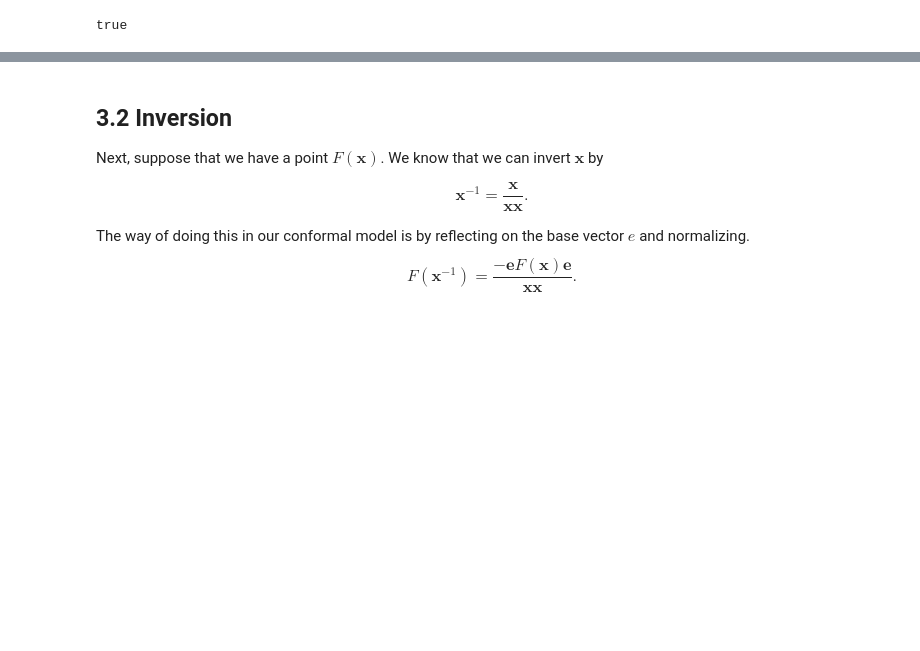
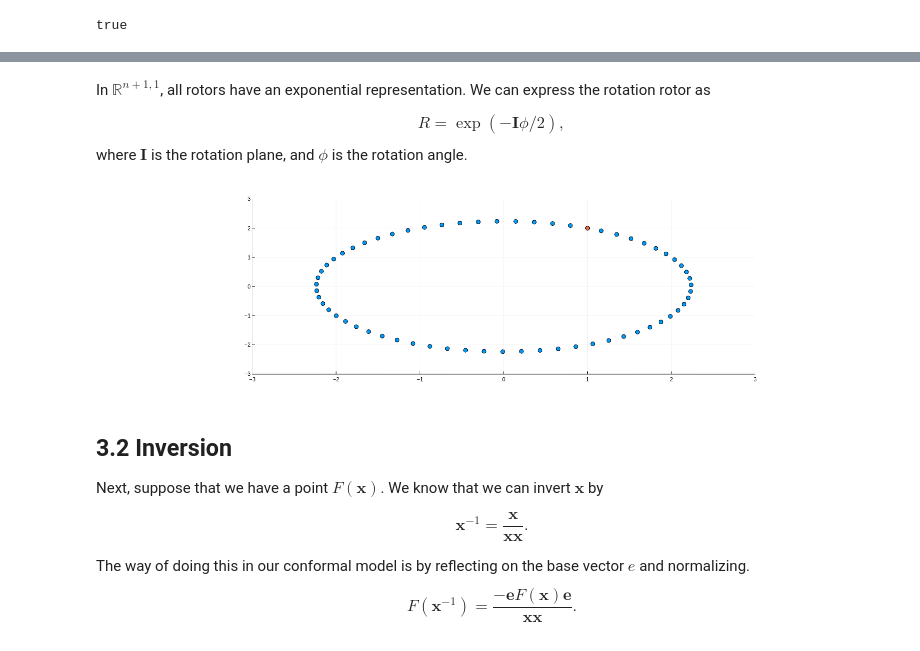
Before and after one commit to davibarreira/Julia_Tutorials, a Jupyter notebook: GeometricAlgebra/4 - Conformal Geometric Algebra.ipynb, the cells around one changed output, grey strips where cells are left out. Cells and saved outputs as stored; diff of their text form; code cells hidden in the pictures; blank space fills up the shorter version.

```diff
--- a/GeometricAlgebra/4 - Conformal Geometric Algebra.ipynb
+++ b/GeometricAlgebra/4 - Conformal Geometric Algebra.ipynb
@@ -249,3 +281,33 @@ plot(p1,p2)
+# %% [markdown]
+In $\mathbb R^{n+1,1}$, all rotors have an exponential representation. We can express the rotation rotor as
+
+$$
+R = \exp\left(
+-\mathbf I \phi/2
+\right),
+$$
+where $\mathbf I$ is the rotation plane, and $\phi$ is the rotation angle.
+# %%
+x = cl.e1 + 2cl.e2 + 0cl.e3
+Fx  = F(x)
+
+Iblade = cl.e1 ∧ cl.e2
+Rx = []
+for ϕ in 0:0.1:2π
+    R = exp(-Iblade * ϕ/2)
+    v = R*x*reverse(R)
+    push!(Rx,[v.e1, v.e2])
+end
+Rx = vcat(Rx'...)
+scatter(Rx[:,1],Rx[:,2],label="Rx")
+scatter!([Fx.e1],[Fx.e2],label="x",
+    legend=false,
+    xlims=(-3,3),
+    ylims=(-3,3),
+    aspect_ratio=1
+)
+# %% [output]
+[figure, added]
 # %% [markdown]
 ## 3.2 Inversion
 
```
Also changed, not shown: parts of 11 cells of this notebook, 1 other file.
